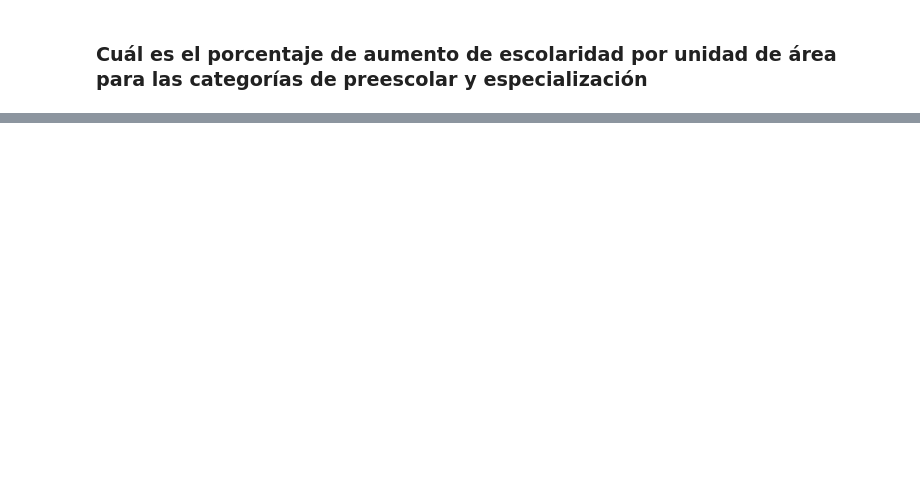
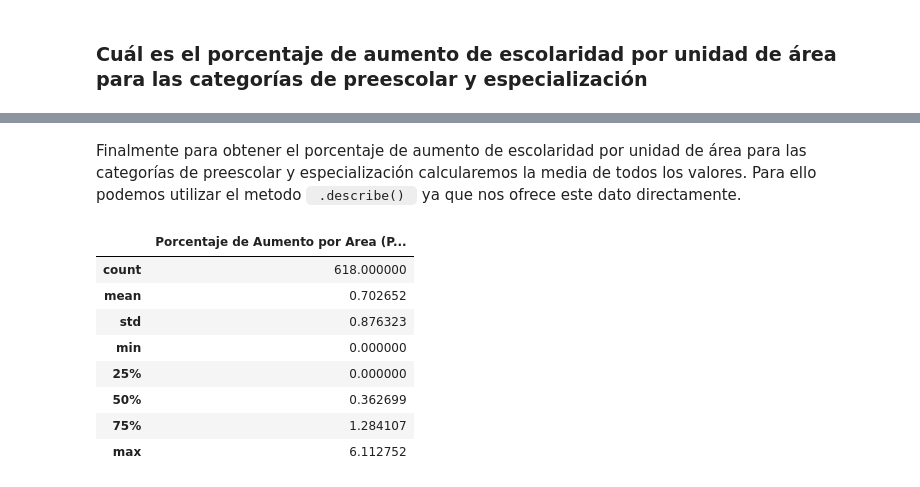
Before and after one commit to ibai4119/DataTraffic, a Jupyter notebook: code.ipynb, the cells around one changed output, grey strips where cells are left out. Cells and saved outputs as stored; diff of their text form; code cells hidden in the pictures; blank space fills up the shorter version.

```diff
--- a/code.ipynb
+++ b/code.ipynb
@@ -140,0 +106,3 @@ for manzana in data_2018.COD_DANE_A:
+# %%
+aumento_preescolar = pd.DataFrame(aumento_lista_preescolar, columns=['Porcentaje de Aumento por Area (Preescolar)'])
+aumento_preescolar.head()
@@ -140,0 +146,14 @@ for manzana in data_2018.COD_DANE_A:
+# %% [markdown]
+Finalmente para obtener el porcentaje de aumento de escolaridad por unidad de área para las categorías de preescolar y especialización calcularemos la media de todos los valores. Para ello podemos utilizar el metodo <code> .describe() </code> ya que nos ofrece este dato directamente.
+# %%
+aumento_preescolar.describe()
+# %% [output]
+|  | Porcentaje de Aumento por Area (P... |
+| count | 618.000000 |
+| mean | 0.702652 |
+| std | 0.876323 |
+| min | 0.000000 |
+| 25% | 0.000000 |
+| 50% | 0.362699 |
+| 75% | 1.284107 |
+| max | 6.112752 |
```
Also changed, not shown: parts of 21 cells of this notebook.
